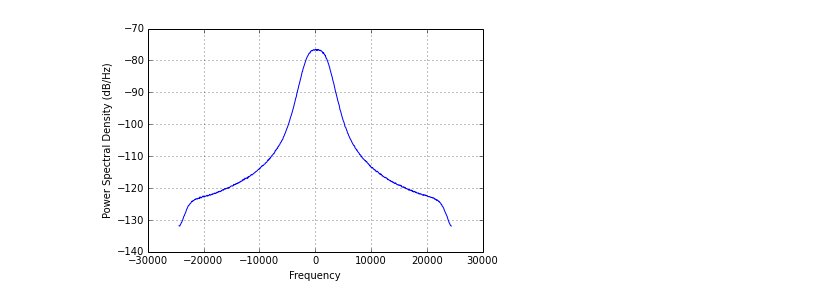
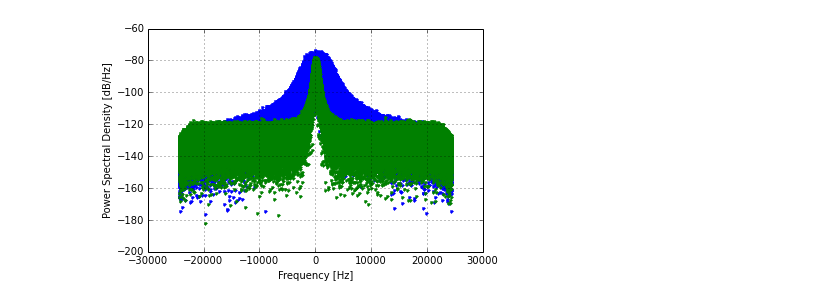
Before and after one commit to xaratustrah/iqtools, a Jupyter notebook: spectrum.ipynb, the cells around one changed output. Cells and saved outputs as stored; diff of their text form; code cells hidden in the pictures.

```diff
--- a/spectrum.ipynb
+++ b/spectrum.ipynb
@@ -6,2 +9,13 @@ import matplotlib.pyplot as plt
 %matplotlib inline
+# %%
+def freqPlot(x, fs, c):
+    n = x.size
+    ts = 1.0/fs
+    f = np.fft.fftfreq(n, ts) + c
+    y = np.fft.fft(x)/n
+    plt.plot(f, 10*np.log10(pow(abs(y),2)), '.')
+    plt.xlabel("Frequency [Hz]")
+    plt.ylabel("Power Spectral Density [dB/Hz]")
+    plt.grid(True)
+    return f, y
 # %%
@@ -24,4 +26,0 @@ freqPlot(x, fs, center)
-# %%
-Pxx, freqs = psd(x, NFFT=lframes, Fs = fs, noverlap=512)
-# %% [output]
-[figure, removed]
@@ -27,0 +33,5 @@ Pxx, freqs = psd(x, NFFT=lframes, Fs = fs, noverlap=512)
+# %%
+f1, y1 = freqPlot(x1, fs1, 0)
+f2, y2 = freqPlot(x2, fs2, 0)
+# %% [output]
+[figure, added]
```
Also changed, not shown: parts of 13 cells of this notebook, 3 other files.
